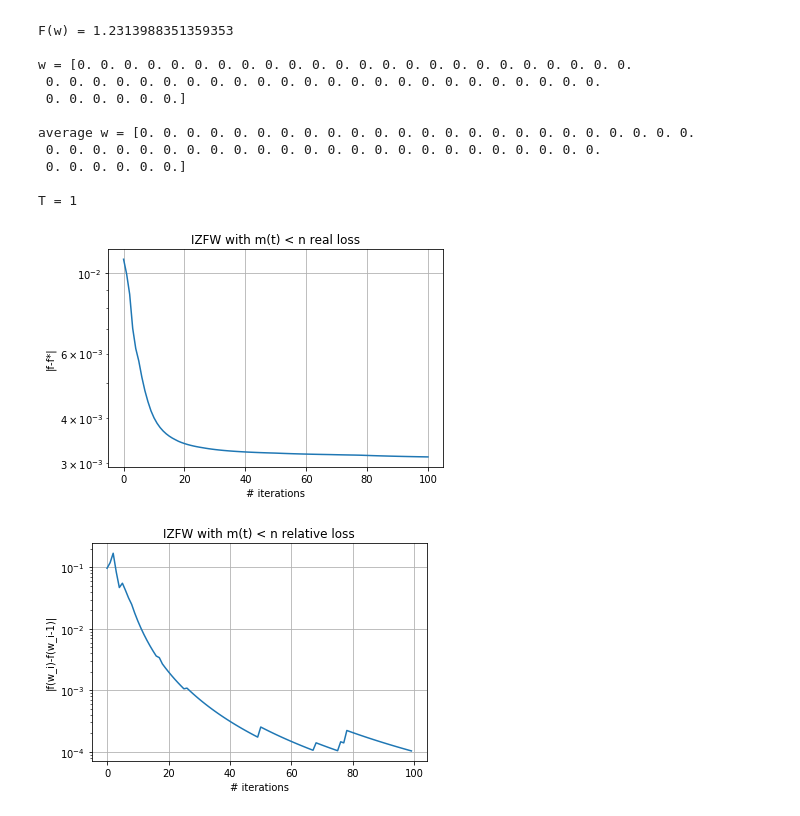
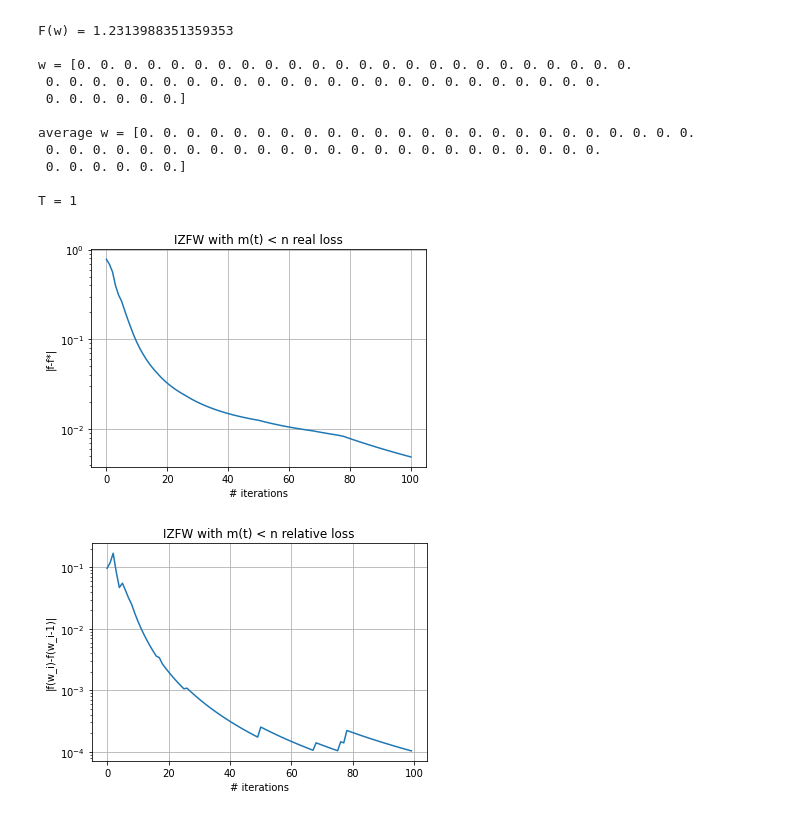
Before and after one commit to liacov/OPTproj, a Jupyter notebook: notebooks/LassoRegression.ipynb, the cells around one changed output. Cells and saved outputs as stored; diff of their text form; code cells hidden in the pictures.

```diff
--- a/notebooks/LassoRegression.ipynb
+++ b/notebooks/LassoRegression.ipynb
@@ -244,16 +246,16 @@ T = 1
 # %%
 f_inex = np.load('../Data/results/function_IZFW_lasso_long.npy') # data from cluster
 loss_inex = np.load('../Data/results/loss_IZFW_lasso_long.npy')
 inner_inex = np.load('../Data/results/inner_IZFW_lasso_long.npy')
-F_eval_inex = np.abs(f_inex/n - f_star)
+F_eval_inex = np.abs(f_inex - f_star)
 plt.plot(F_eval_inex)
 plt.yscale("log")
 plt.ylabel("|f-f*|")
 plt.title("IZFW with m(t) < n real loss")
 plt.xlabel("# iterations")
 plt.grid()
 # %% [output]
-[figure, old version]
+[figure, new version]
 # %%
 plt.plot(loss_inex)
 plt.yscale("log")
```
Also changed, not shown: parts of 25 cells of this notebook.
